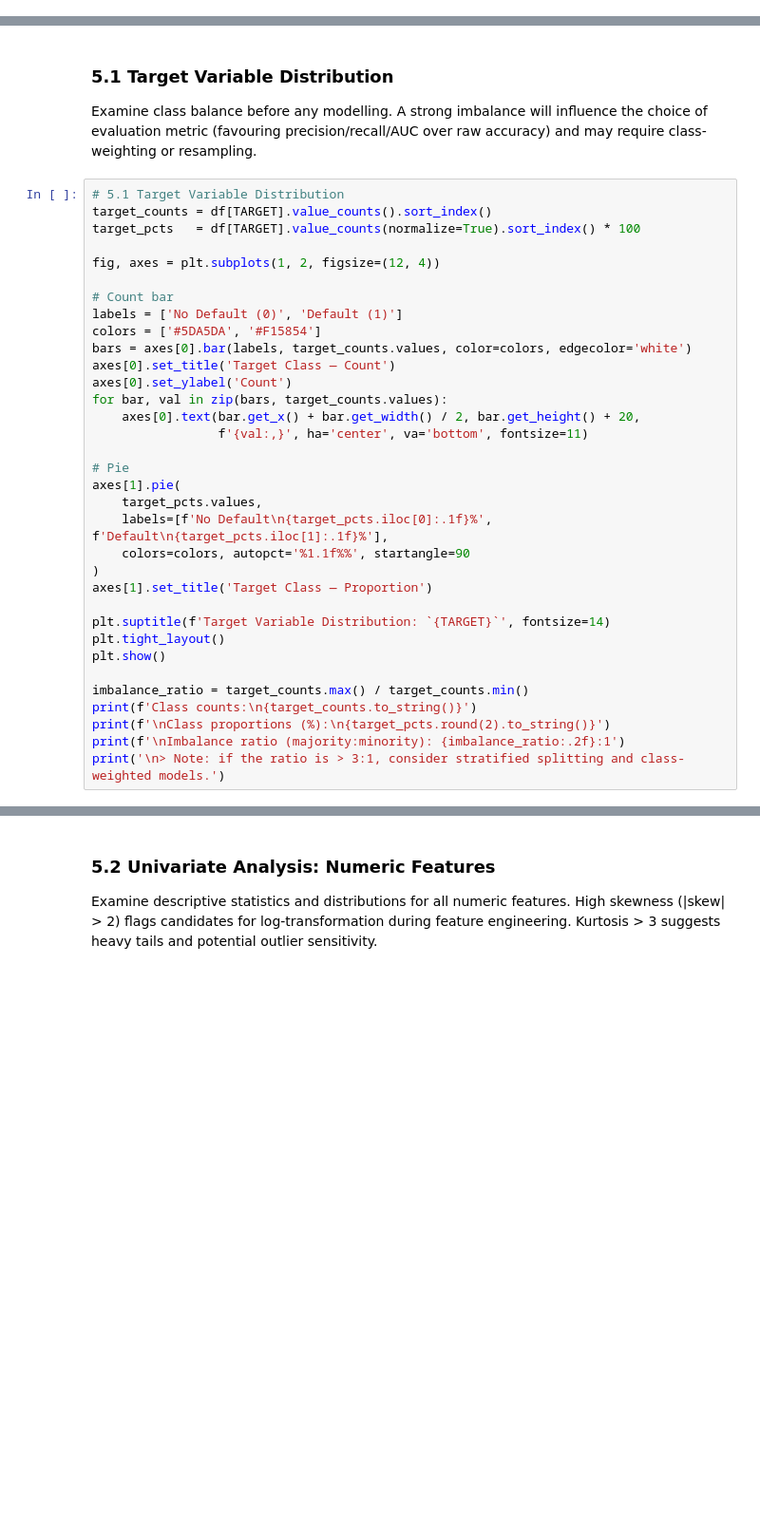
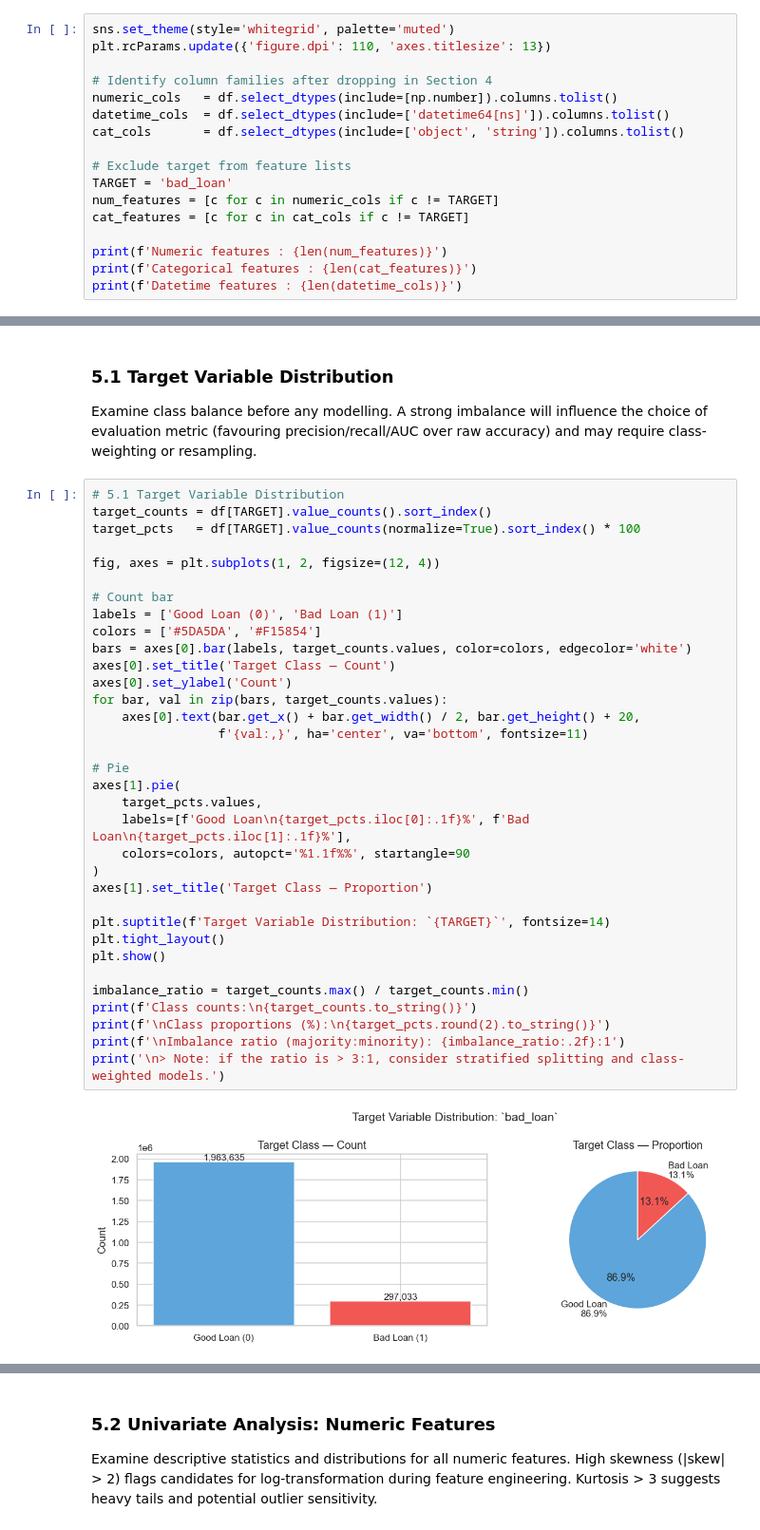
Before and after one commit to FrostyLop/Loan-Default-Prediction, a Jupyter notebook: loan_default_prediction.ipynb, the cells around one changed output, grey strips where cells are left out. Shown at 95% size. Cells and saved outputs as stored; diff of their text form; blank space fills up the shorter version.

```diff
--- a/loan_default_prediction.ipynb
+++ b/loan_default_prediction.ipynb
@@ -453,0 +478,17 @@ print(f'Datetime features : {len(datetime_cols)}')
+# %%
+sns.set_theme(style='whitegrid', palette='muted')
+plt.rcParams.update({'figure.dpi': 110, 'axes.titlesize': 13})
+
+# Identify column families after dropping in Section 4
+numeric_cols   = df.select_dtypes(include=[np.number]).columns.tolist()
+datetime_cols  = df.select_dtypes(include=['datetime64[ns]']).columns.tolist()
+cat_cols       = df.select_dtypes(include=['object', 'string']).columns.tolist()
+
+# Exclude target from feature lists
+TARGET = 'bad_loan'
+num_features = [c for c in numeric_cols if c != TARGET]
+cat_features = [c for c in cat_cols if c != TARGET]
+
+print(f'Numeric features : {len(num_features)}')
+print(f'Categorical features : {len(cat_features)}')
+print(f'Datetime features : {len(datetime_cols)}')
@@ -460,32 +505,34 @@ Examine class balance before any modelling. A strong imbalance will influence th
 target_counts = df[TARGET].value_counts().sort_index()
 target_pcts   = df[TARGET].value_counts(normalize=True).sort_index() * 100
 
 fig, axes = plt.subplots(1, 2, figsize=(12, 4))
 
 # Count bar
-labels = ['No Default (0)', 'Default (1)']
+labels = ['Good Loan (0)', 'Bad Loan (1)']
 colors = ['#5DA5DA', '#F15854']
 bars = axes[0].bar(labels, target_counts.values, color=colors, edgecolor='white')
 axes[0].set_title('Target Class — Count')
 axes[0].set_ylabel('Count')
 for bar, val in zip(bars, target_counts.values):
     axes[0].text(bar.get_x() + bar.get_width() / 2, bar.get_height() + 20,
                  f'{val:,}', ha='center', va='bottom', fontsize=11)
 
 # Pie
 axes[1].pie(
     target_pcts.values,
-    labels=[f'No Default\n{target_pcts.iloc[0]:.1f}%', f'Default\n{target_pcts.iloc[1]:.1f}%'],
+    labels=[f'Good Loan\n{target_pcts.iloc[0]:.1f}%', f'Bad Loan\n{target_pcts.iloc[1]:.1f}%'],
     colors=colors, autopct='%1.1f%%', startangle=90
 )
 axes[1].set_title('Target Class — Proportion')
 
 plt.suptitle(f'Target Variable Distribution: `{TARGET}`', fontsize=14)
 plt.tight_layout()
 plt.show()
 
 imbalance_ratio = target_counts.max() / target_counts.min()
 print(f'Class counts:\n{target_counts.to_string()}')
 print(f'\nClass proportions (%):\n{target_pcts.round(2).to_string()}')
 print(f'\nImbalance ratio (majority:minority): {imbalance_ratio:.2f}:1')
 print('\n> Note: if the ratio is > 3:1, consider stratified splitting and class-weighted models.')
+# %% [output]
+[figure, added]
```
Also changed, not shown: parts of 31 cells of this notebook.
